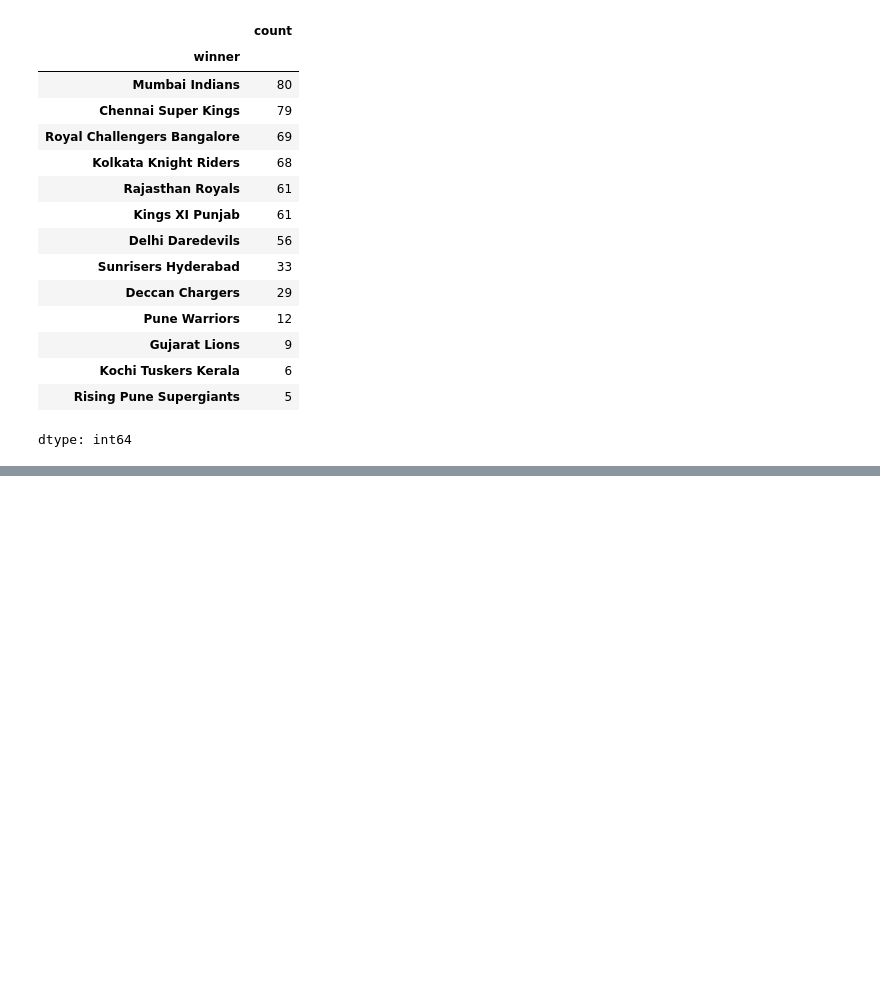
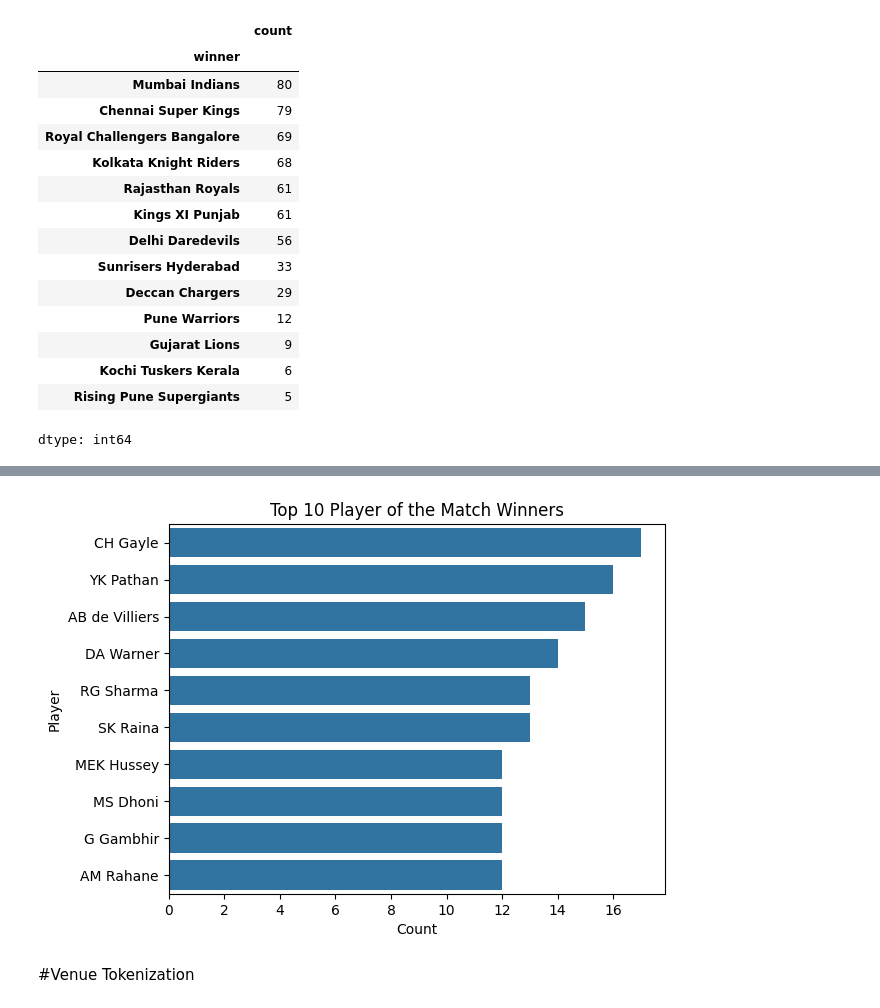
Before and after one commit to ashutosh100kumarsingh-blip/AML_LAB, a Jupyter notebook: Exp1.ipynb, the cells around one changed output, grey strips where cells are left out. Cells and saved outputs as stored; diff of their text form; code cells hidden in the pictures; blank space fills up the shorter version.

```diff
--- a/Exp1.ipynb
+++ b/Exp1.ipynb
@@ -247,0 +283,9 @@ dtype: int64
+# %%
+import pandas as pd
+
+df = pd.read_csv('/content/drive/MyDrive/AML_LAB/data.csv')
+
+# remove null values from player_of_match column
+pom = df['player_of_match'].dropna()
+
+print("Non-null player names:", len(pom))
@@ -247,0 +294,4 @@ dtype: int64
+# %%
+top10 = pom.value_counts().head(10)
+
+print(top10)
@@ -247,0 +311,13 @@ dtype: int64
+# %%
+import seaborn as sns
+import matplotlib.pyplot as plt
+
+sns.barplot(x=top10.values, y=top10.index)
+plt.xlabel("Count")
+plt.ylabel("Player")
+plt.title("Top 10 Player of the Match Winners")
+plt.show()
+# %% [output]
+[figure, added]
+# %% [markdown]
+#Venue Tokenization
```
Also changed, not shown: parts of 25 cells of this notebook.
